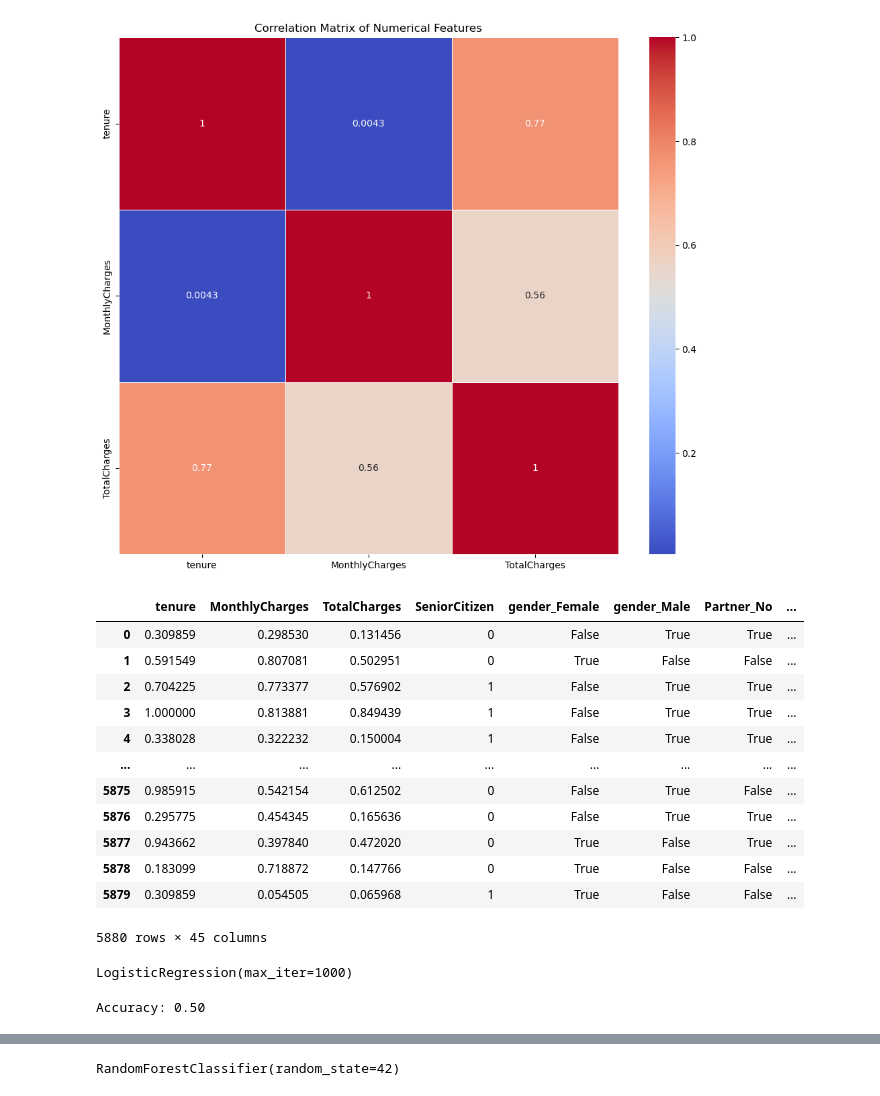
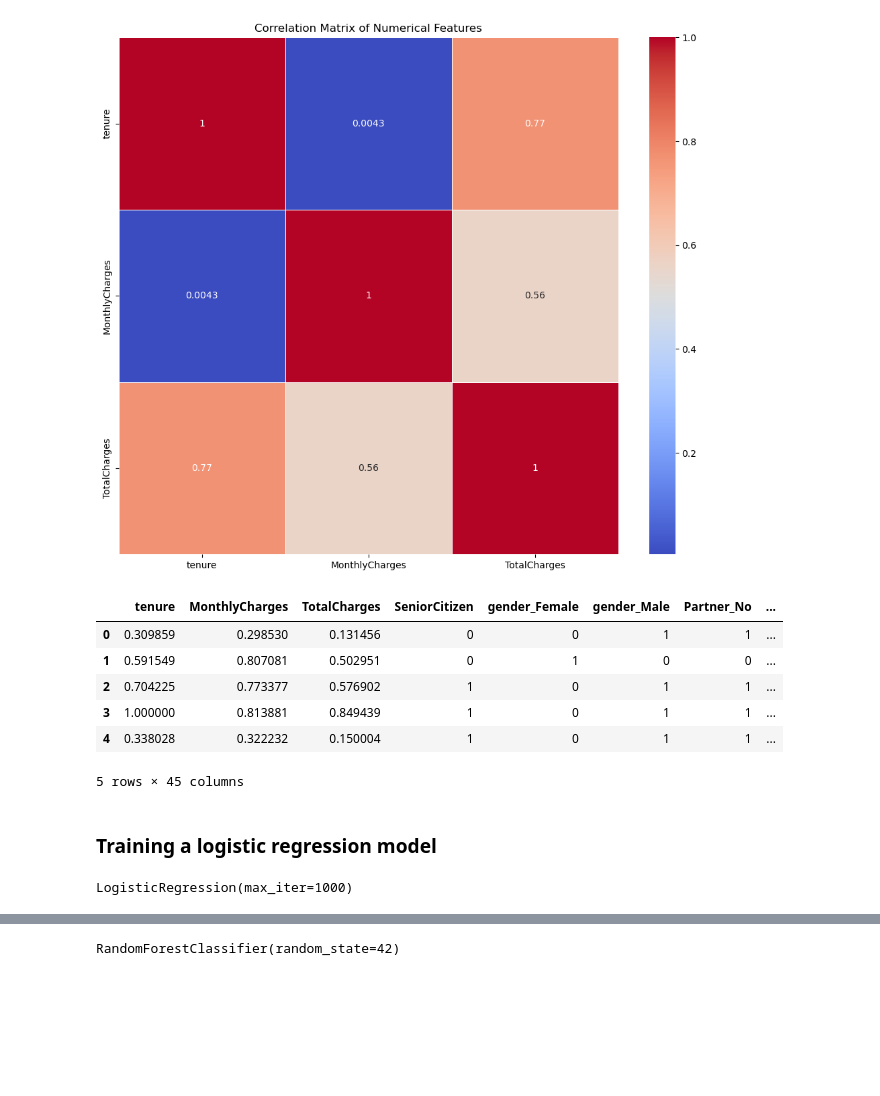
Before and after one commit to huixincai/customer-churn-analysis, a Jupyter notebook: Customer-churn-Analysis.ipynb, the cells around one changed output, grey strips where cells are left out. Cells and saved outputs as stored; diff of their text form; code cells hidden in the pictures; blank space fills up the shorter version.

```diff
--- a/Customer-churn-Analysis.ipynb
+++ b/Customer-churn-Analysis.ipynb
@@ -383,21 +383,17 @@ X = Norm_churn_data.drop('Churn', axis=1)
 y = Norm_churn_data['Churn']
 # %%
 X = pd.get_dummies(X)
-X
+X.head()
 # %% [output]
 |  | tenure | MonthlyCharges | TotalCharges | SeniorCitizen | gender_Female | gender_Male | Partner_No | ... |
-| 0 | 0.309859 | 0.298530 | 0.131456 | 0 | False | True | True | ... |
-| 1 | 0.591549 | 0.807081 | 0.502951 | 0 | True | False | False | ... |
-| 2 | 0.704225 | 0.773377 | 0.576902 | 1 | False | True | True | ... |
-| 3 | 1.000000 | 0.813881 | 0.849439 | 1 | False | True | True | ... |
-| 4 | 0.338028 | 0.322232 | 0.150004 | 1 | False | True | True | ... |
-| ... | ... | ... | ... | ... | ... | ... | ... | ... |
-| 5875 | 0.985915 | 0.542154 | 0.612502 | 0 | False | True | False | ... |
-| 5876 | 0.295775 | 0.454345 | 0.165636 | 0 | False | True | True | ... |
-| 5877 | 0.943662 | 0.397840 | 0.472020 | 0 | True | False | True | ... |
-| 5878 | 0.183099 | 0.718872 | 0.147766 | 0 | True | False | False | ... |
-| 5879 | 0.309859 | 0.054505 | 0.065968 | 1 | True | False | False | ... |
+| 0 | 0.309859 | 0.298530 | 0.131456 | 0 | 0 | 1 | 1 | ... |
+| 1 | 0.591549 | 0.807081 | 0.502951 | 0 | 1 | 0 | 0 | ... |
+| 2 | 0.704225 | 0.773377 | 0.576902 | 1 | 0 | 1 | 1 | ... |
+| 3 | 1.000000 | 0.813881 | 0.849439 | 1 | 0 | 1 | 1 | ... |
+| 4 | 0.338028 | 0.322232 | 0.150004 | 1 | 0 | 1 | 1 | ... |
-5880 rows × 45 columns
+5 rows × 45 columns
+# %% [markdown]
+### Training a logistic regression model
 # %%
 # Split data 70% - 30% into training set and test set
 X_train, X_test, y_train, y_test = train_test_split(X, y, test_size=0.3, random_state=42)
@@ -417,9 +409,3 @@ LogisticRegression(max_iter=1000)
 # %%
 # Step 6: Predictions and model evaluation
 y_pred = modellr.predict(X_test)
-# %%
-# Evaluate the model
-accuracy = accuracy_score(y_test, y_pred)
-print(f'Accuracy: {accuracy:.2f}')
-# %% [output]
-Accuracy: 0.50
```
Also changed, not shown: parts of 5 cells of this notebook.
